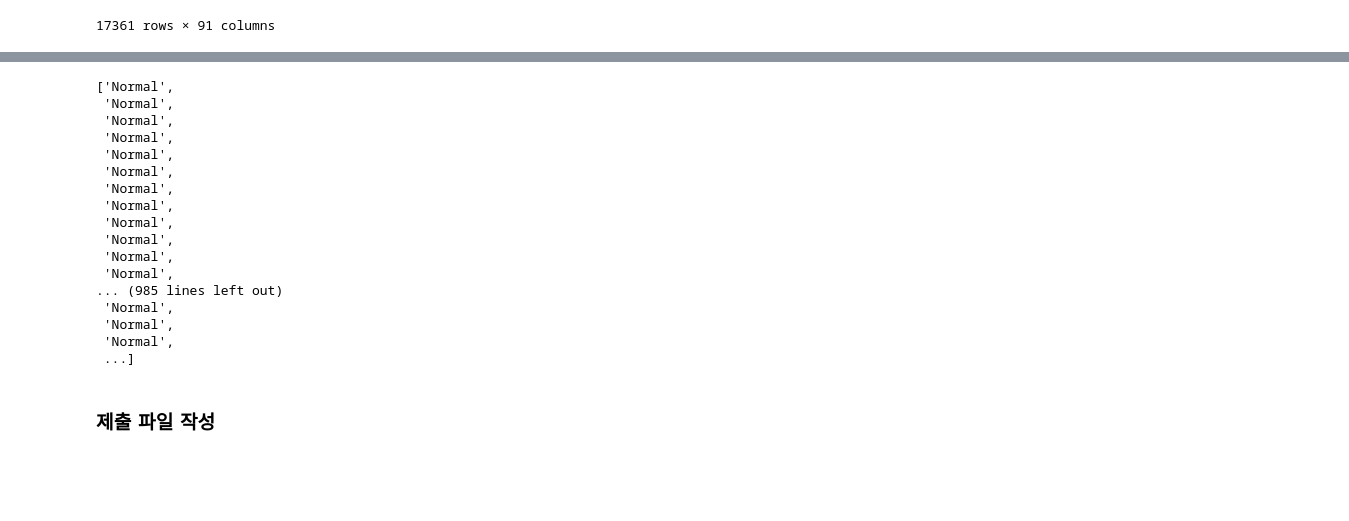
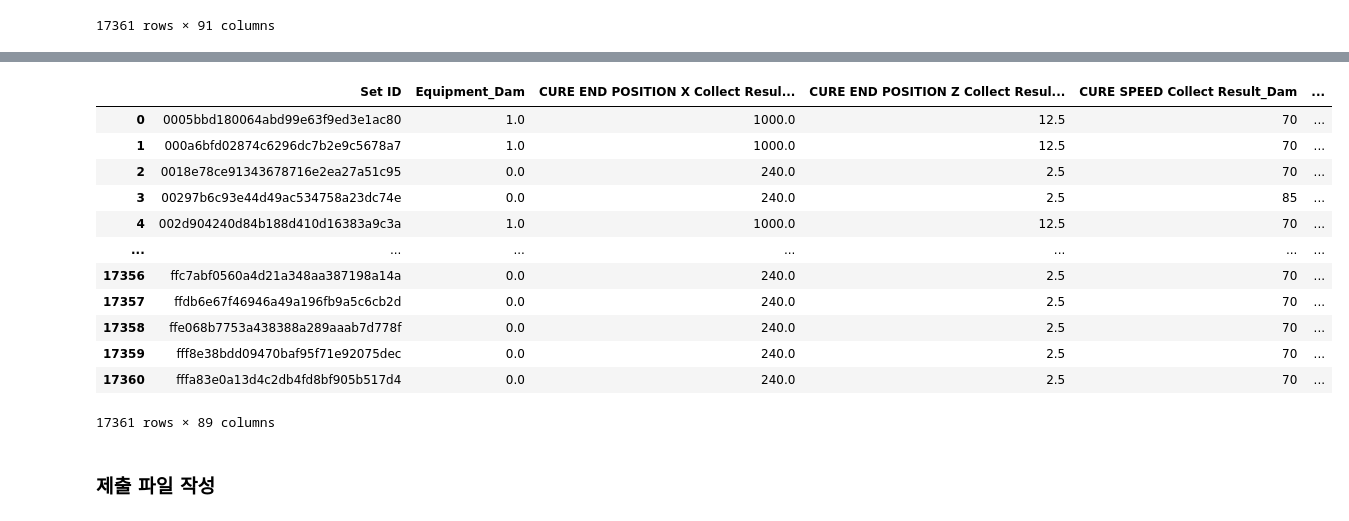
Before and after one commit to moool01/LGAIMERS5th, a Jupyter notebook: code.ipynb, the cells around one changed output, grey strips where cells are left out. Saved outputs shown, nothing was run; the diff lists cells and outputs as text; code cells hidden in the pictures; blank space fills up the shorter version.

```diff
--- a/code.ipynb
+++ b/code.ipynb
@@ -1590,49 +1703,3 @@ columns_to_drop = [
 
 # 열 삭제
 test_data = test_data.drop(columns=columns_to_drop)
-# %%
-# abnormal로 제외할 조건들
-test_equip1 = test_data[categorical_features].eq(0).all(axis=1)
-test_equip2 = test_data[categorical_features].eq(1).all(axis=1)
-# 조건들을 묶어서 필터링
-test_condition = (
-    ~test_equip1 &  # 모든 열이 0인 경우 제외
-    ~test_equip2    # 모든 열이 1인 경우 제외
-)
-
-test_abnormal = test_data[test_condition]
-# abnormal로 제외하고 남은 데이터
-
-test_filtered = test_data[~test_condition]
-# 장비가 0 또는 1의 값으로 나누기 (label encoding으로 Equipment #1: 0 , Equipment #2: 1)
-test_model1 = test_filtered[test_filtered[categorical_features].eq(0).all(axis=1)]
-test_model2 = test_filtered[test_filtered[categorical_features].eq(1).all(axis=1)]
-
-# drop_column1과 drop_column2에서 'target'을 제거
-drop_column1 = [col for col in drop_column1 if col != 'target']
-drop_column2 = [col for col in drop_column2 if col != 'target']
-
-# `setID`를 제외한 데이터
-test_data_for_prediction = test_data.drop(columns=['Set ID'])
-
-# 데이터에 대해 예측 수행
-test_predictions = apply_prediction(test_data_for_prediction, categorical_features, model1, model2,drop_column1,drop_column2)
-test_predictions
-# %% [output]
-['Normal',
- 'Normal',
- 'Normal',
- 'Normal',
- 'Normal',
- 'Normal',
- 'Normal',
- 'Normal',
- 'Normal',
- 'Normal',
- 'Normal',
- 'Normal',
-... (985 lines left out)
- 'Normal',
- 'Normal',
- 'Normal',
- ...]
@@ -1639,3 +1779,19 @@ test_predictions
+# %%
+test_data
+# %% [output]
+|  | Set ID | Equipment_Dam | CURE END POSITION X Collect Resul... | CURE END POSITION Z Collect Resul... | CURE SPEED Collect Result_Dam | ... |
+| 0 | 0005bbd180064abd99e63f9ed3e1ac80 | 1.0 | 1000.0 | 12.5 | 70 | ... |
+| 1 | 000a6bfd02874c6296dc7b2e9c5678a7 | 1.0 | 1000.0 | 12.5 | 70 | ... |
+| 2 | 0018e78ce91343678716e2ea27a51c95 | 0.0 | 240.0 | 2.5 | 70 | ... |
+| 3 | 00297b6c93e44d49ac534758a23dc74e | 0.0 | 240.0 | 2.5 | 85 | ... |
+| 4 | 002d904240d84b188d410d16383a9c3a | 1.0 | 1000.0 | 12.5 | 70 | ... |
+| ... | ... | ... | ... | ... | ... | ... |
+| 17356 | ffc7abf0560a4d21a348aa387198a14a | 0.0 | 240.0 | 2.5 | 70 | ... |
+| 17357 | ffdb6e67f46946a49a196fb9a5c6cb2d | 0.0 | 240.0 | 2.5 | 70 | ... |
+| 17358 | ffe068b7753a438388a289aaab7d778f | 0.0 | 240.0 | 2.5 | 70 | ... |
+| 17359 | fff8e38bdd09470baf95f71e92075dec | 0.0 | 240.0 | 2.5 | 70 | ... |
+| 17360 | fffa83e0a13d4c2db4fd8bf905b517d4 | 0.0 | 240.0 | 2.5 | 70 | ... |
+17361 rows × 89 columns
 # %% [markdown]
 ### 제출 파일 작성
 # %%
```
Also changed, not shown: parts of 26 cells of this notebook.
